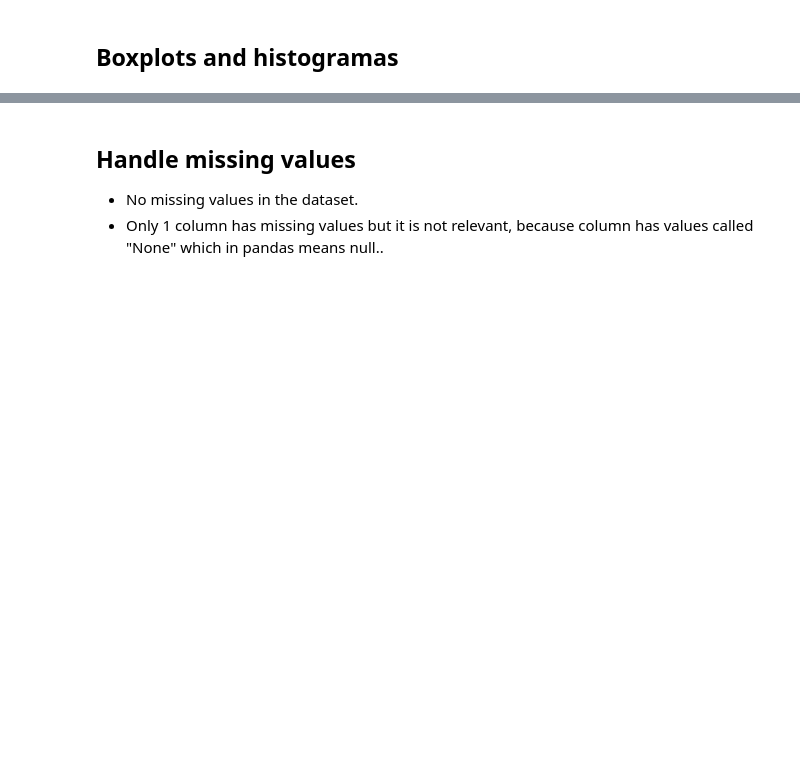
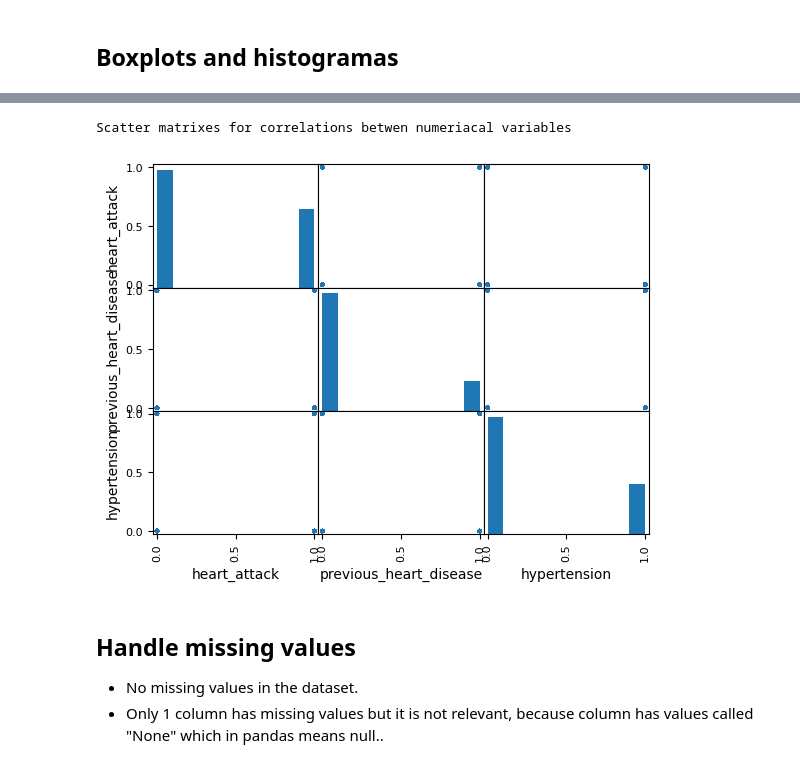
Before and after one commit to alexlafuente/heart_attack_prediction_md, a Jupyter notebook: preprocessing.ipynb, the cells around one changed output, grey strips where cells are left out. Saved outputs shown, nothing was run; the diff lists cells and outputs as text; code cells hidden in the pictures; blank space fills up the shorter version.

```diff
--- a/preprocessing.ipynb
+++ b/preprocessing.ipynb
@@ -166,4 +203,11 @@ Replacing 978 triglyceride outliers by regression prediction
   df.loc[mask_out, "triglycerides"] = lin_fun(df.loc[mask_out, "cholesterol_level"], a, b)
+# %%
+pd.plotting.scatter_matrix(data[['heart_attack', 'previous_heart_disease', 'hypertension']])
+# pd.plotting.scatter_matrix(data[['PIQ', 'VIQ', 'FSIQ']])
+print('Scatter matrixes for correlations betwen numeriacal variables ')
+# %% [output]
+Scatter matrixes for correlations betwen numeriacal variables
+[figure, added]
 # %% [markdown]
 ## Handle missing values
 
```
Also changed, not shown: parts of 11 cells of this notebook, 3 other files.
